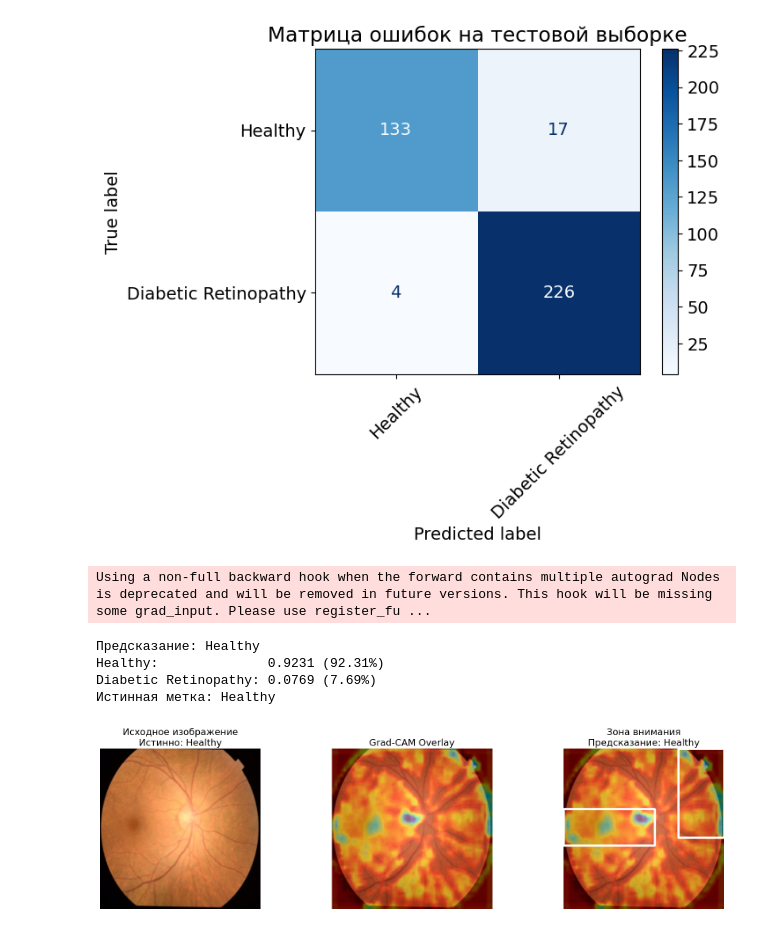
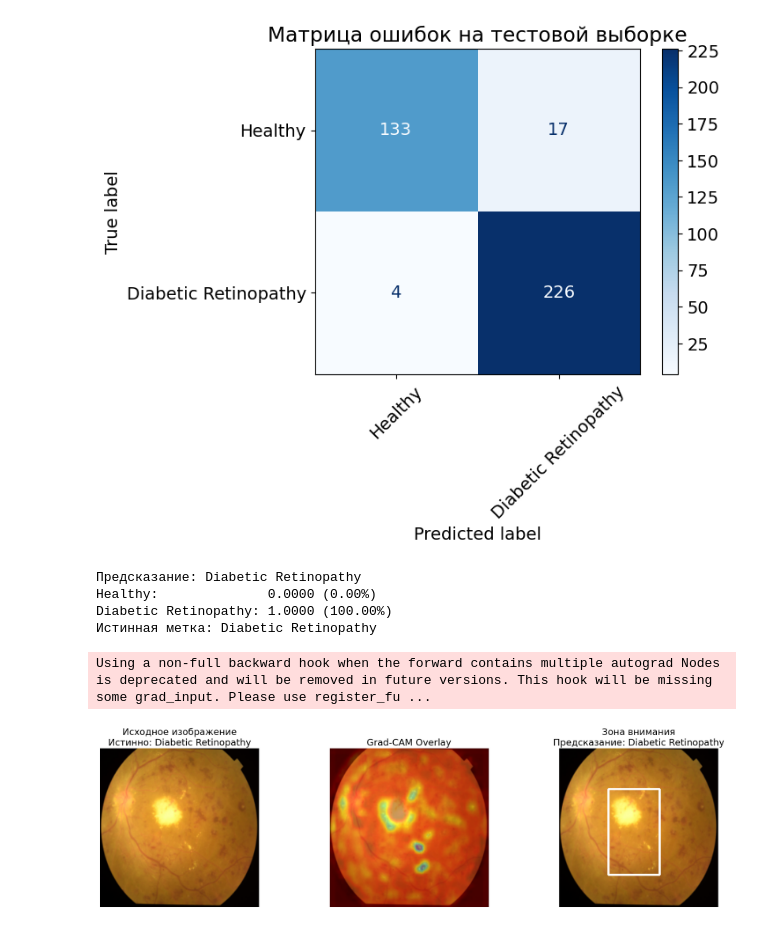
Before and after one commit to BaUniv2025/Blindness-Detection, a Jupyter notebook: training.ipynb, the cells around one changed output. Drawn from its saved outputs; the diff is of its cells as text; code cells hidden in the pictures.

Commit message:
draw predictions on original image

```diff
--- a/training.ipynb
+++ b/training.ipynb
@@ -564,73 +564,93 @@ Diabetic Retinopathy       0.93      0.98      0.96       230
 # %%
 import random
 from utils.visualisation import generate_gradcam, draw_aggressive_merged_boxes
+from torchvision import transforms
+from PIL import Image
+import matplotlib.pyplot as plt
+import numpy as np
+import torch
+import cv2
 
-# Выбор случайного примера
-idx = random.randint(0, len(test_loader.dataset) - 1)  # type: ignore
-image_tensor, label = test_loader.dataset[idx]
-
-# Устройство
+# --- Устройство ---
 device = torch.device("mps" if torch.backends.mps.is_available() else "cuda" if torch.cuda.is_available() else "cpu")
 
-# Предсказание модели
+# --- Преобразования ---
+transform = transforms.Compose([
+    transforms.Resize((224, 224)),
+    transforms.ToTensor()
+])
+
+# --- Случайный пример ---
+idx = random.randint(0, len(test_loader.dataset) - 1)  # type: ignore
+original_image, label = test_loader.dataset[idx]
+
+# --- Преобразование обратно в PIL и RGB ---
+original_pil = transforms.ToPILImage()(original_image).convert("RGB")
+original_np = np.array(original_pil)
+
+# --- Вход в модель ---
+input_tensor = transform(original_pil).to(device)
+input_tensor_unsq = input_tensor.unsqueeze(0)
+
+# --- Предсказание ---
 model.eval()
 model.to(device)
-image_tensor = image_tensor.to(device)
-image_tensor_input = image_tensor.unsqueeze(0)
-
 with torch.no_grad():
-    output = model(image_tensor_input)
+    output = model(input_tensor_unsq)
     prob = torch.sigmoid(output).item()
     prediction = int(prob >= 0.5)
 
-# Grad-CAM
-overlay, cam_resized = generate_gradcam(model, image_tensor, target_class=prediction)
+# --- Grad-CAM ---
+overlay_small, cam_resized_small = generate_gradcam(model, input_tensor, target_class=prediction)
 
-boxed_overlay = draw_aggressive_merged_boxes(
-    overlay, cam_resized,
-    threshold=0.5,
-    dilation_iter=3,
-    min_area=200,
-    merge_distance=50
-)
+# --- Масштабирование тепловой карты до оригинального размера ---
+overlay = cv2.resize(overlay_small, (original_np.shape[1], original_np.shape[0]))
+cam_resized = cv2.resize(cam_resized_small, (original_np.shape[1], original_np.shape[0]))
 
-# Названия классов и вероятности
+# --- Прямоугольники по CAM ---
+boxed_overlay = draw_aggressive_merged_boxes(original_np, cam_resized,
+                                             threshold=0.5,
+                                             dilation_iter=3,
+                                             min_area=200,
+                                             merge_distance=50)
+
+# --- Классы и вероятности ---
 class_names = ["Healthy", "Diabetic Retinopathy"]
 true_class = class_names[label]
 pred_class = class_names[prediction]
 prob_healthy = 1 - prob
 prob_dr = prob
 
-# Вывод вероятностей
+# --- Вывод ---
 print(f"Предсказание: {pred_class}")
 print(f"Healthy:              {prob_healthy:.4f} ({prob_healthy*100:.2f}%)")
 print(f"Diabetic Retinopathy: {prob_dr:.4f} ({prob_dr*100:.2f}%)")
 print(f"Истинная метка: {true_class}")
 
-# Отображение
+# --- Визуализация ---
 plt.figure(figsize=(18, 5))
 
 plt.subplot(1, 3, 1)
 plt.title(f"Исходное изображение\nИстинно: {true_class}")
-plt.imshow(image_tensor.cpu().permute(1, 2, 0))
+plt.imshow(original_np)
 plt.axis("off")
 
 plt.subplot(1, 3, 2)
 plt.title("Grad-CAM Overlay")
 plt.imshow(overlay)
 plt.axis("off")
 
 plt.subplot(1, 3, 3)
 plt.title(f"Зона внимания\nПредсказание: {pred_class}")
 plt.imshow(boxed_overlay)
 plt.axis("off")
 
 plt.tight_layout()
 plt.show()
 # %% [output]
-Using a non-full backward hook when the forward contains multiple autograd Nodes is deprecated and will be removed in future versions. This hook will be missing some grad_input. Please use register_fu ...
+Предсказание: Diabetic Retinopathy
+Healthy:              0.0000 (0.00%)
+Diabetic Retinopathy: 1.0000 (100.00%)
+Истинная метка: Diabetic Retinopathy
-Предсказание: Healthy
-Healthy:              0.9231 (92.31%)
-Diabetic Retinopathy: 0.0769 (7.69%)
-Истинная метка: Healthy
+Using a non-full backward hook when the forward contains multiple autograd Nodes is deprecated and will be removed in future versions. This hook will be missing some grad_input. Please use register_fu ...
-[figure, old version]
+[figure, new version]
```
